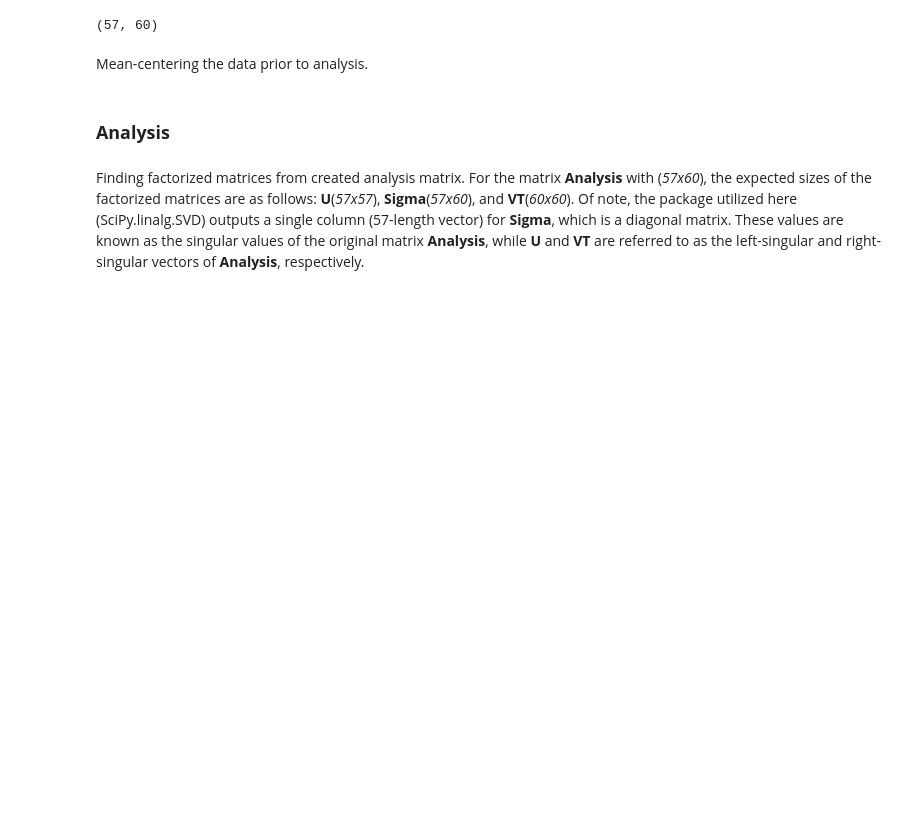
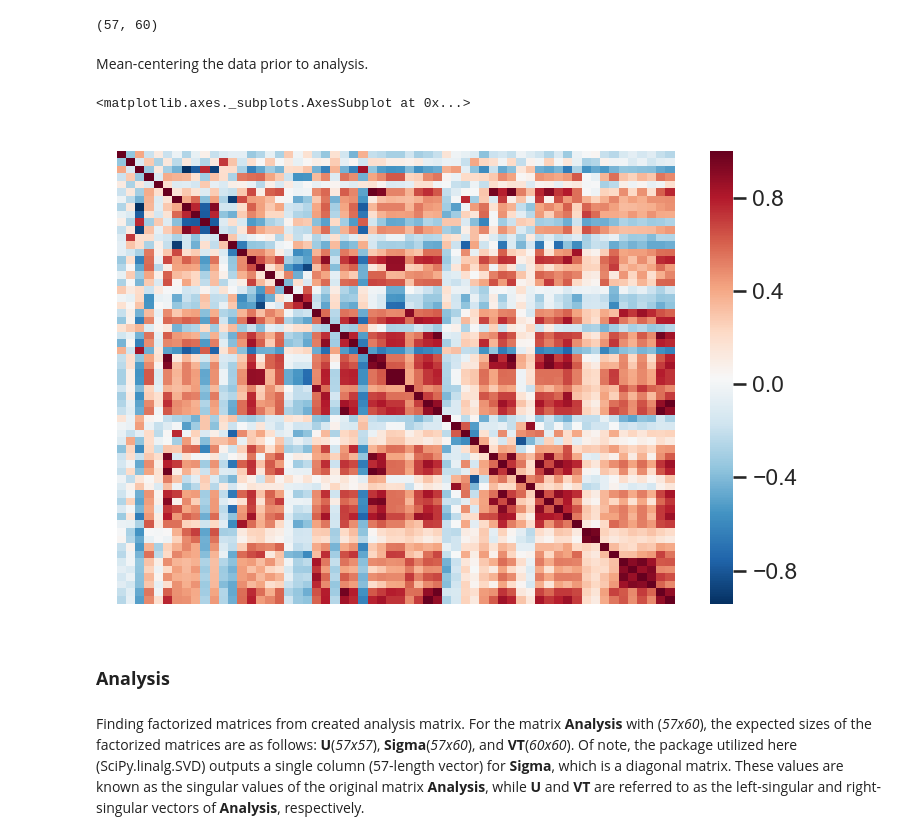
Before and after one commit to istewar1/Research, a Jupyter notebook: COSC 528/Project 2/Project2_notebook.ipynb, the cells around one changed output. Saved outputs shown, nothing was run; the diff lists cells and outputs as text; code cells hidden in the pictures; blank space fills up the shorter version.

```diff
--- a/COSC 528/Project 2/Project2_notebook.ipynb
+++ b/COSC 528/Project 2/Project2_notebook.ipynb
@@ -118,6 +124,16 @@ Mean-centering the data prior to analysis.
 # %%
 # Centering each data feature
 a_centered=(analysis.iloc[:,0::]-analysis.iloc[:,0::].mean())
+# %%
+# Exploring correlation matrix
+cols = list(a_centered.columns.values)
+corr = np.corrcoef(a_centered.values.T)
+plt.figure(dpi=150)
+sns.set(font_scale=1.0)
+sns.heatmap(corr,cbar=True,cmap="RdBu_r",yticklabels=[],xticklabels=[])
+# %% [output]
+<matplotlib.axes._subplots.AxesSubplot at 0x...>
+[figure, added]
 # %% [markdown]
 ### **Analysis**
 # %% [markdown]
```
Also changed, not shown: parts of 19 cells of this notebook, 1 other file.
